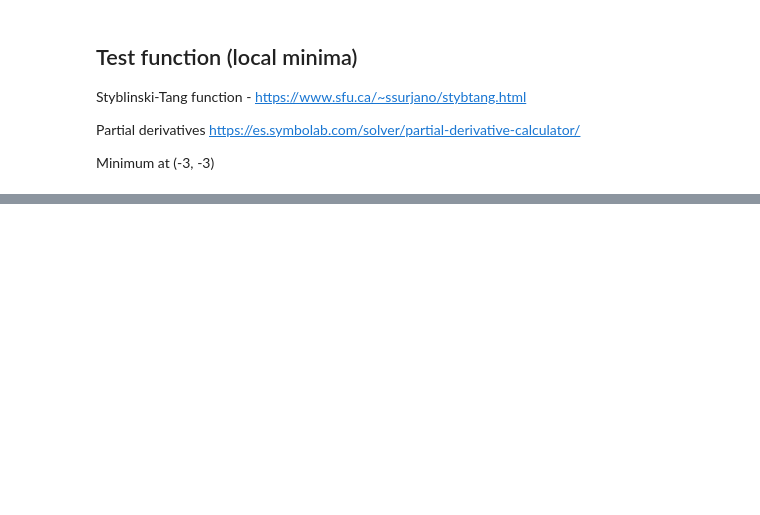
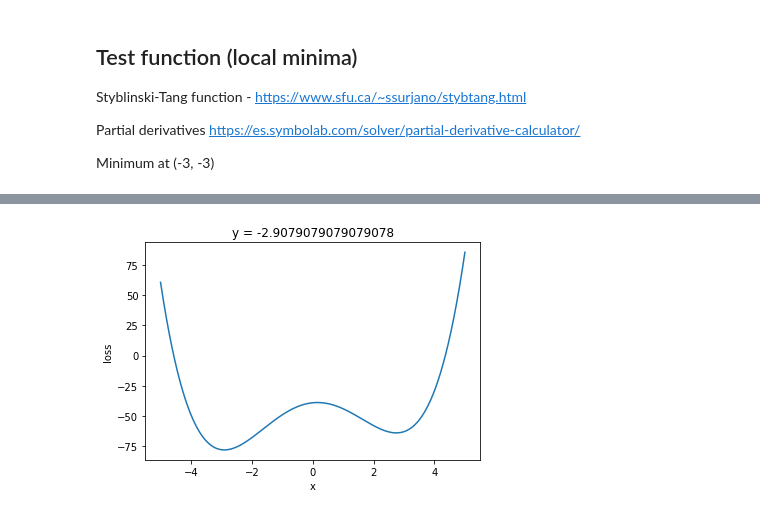
Before and after one commit to pablosuau/training, a Jupyter notebook: machine_learning/03_ml_theory/01_gradient_descent/01_loss_functions.ipynb, the cells around one changed output, grey strips where cells are left out. Saved outputs shown, nothing was run; the diff lists cells and outputs as text; code cells hidden in the pictures; blank space fills up the shorter version.

Commit message:
feat: plot 1d loss function

```diff
--- a/machine_learning/03_ml_theory/01_gradient_descent/01_loss_functions.ipynb
+++ b/machine_learning/03_ml_theory/01_gradient_descent/01_loss_functions.ipynb
@@ -244,0 +253,4 @@ stl.gridsearch_loss_2D()
+# %%
+_ = stl.plot_loss_1D(0, 209)
+# %% [output]
+[figure, added]
```
Also changed, not shown: parts of 7 cells of this notebook.
